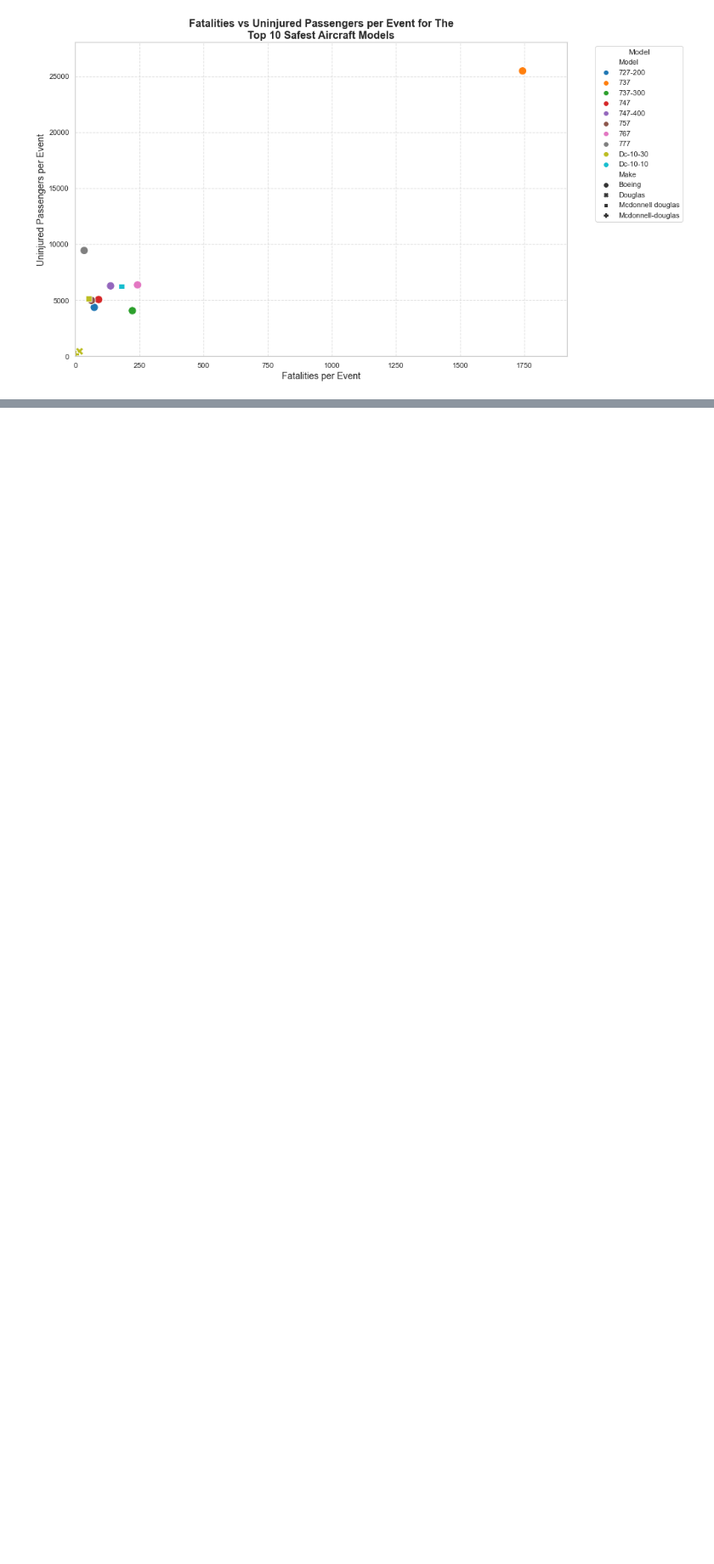
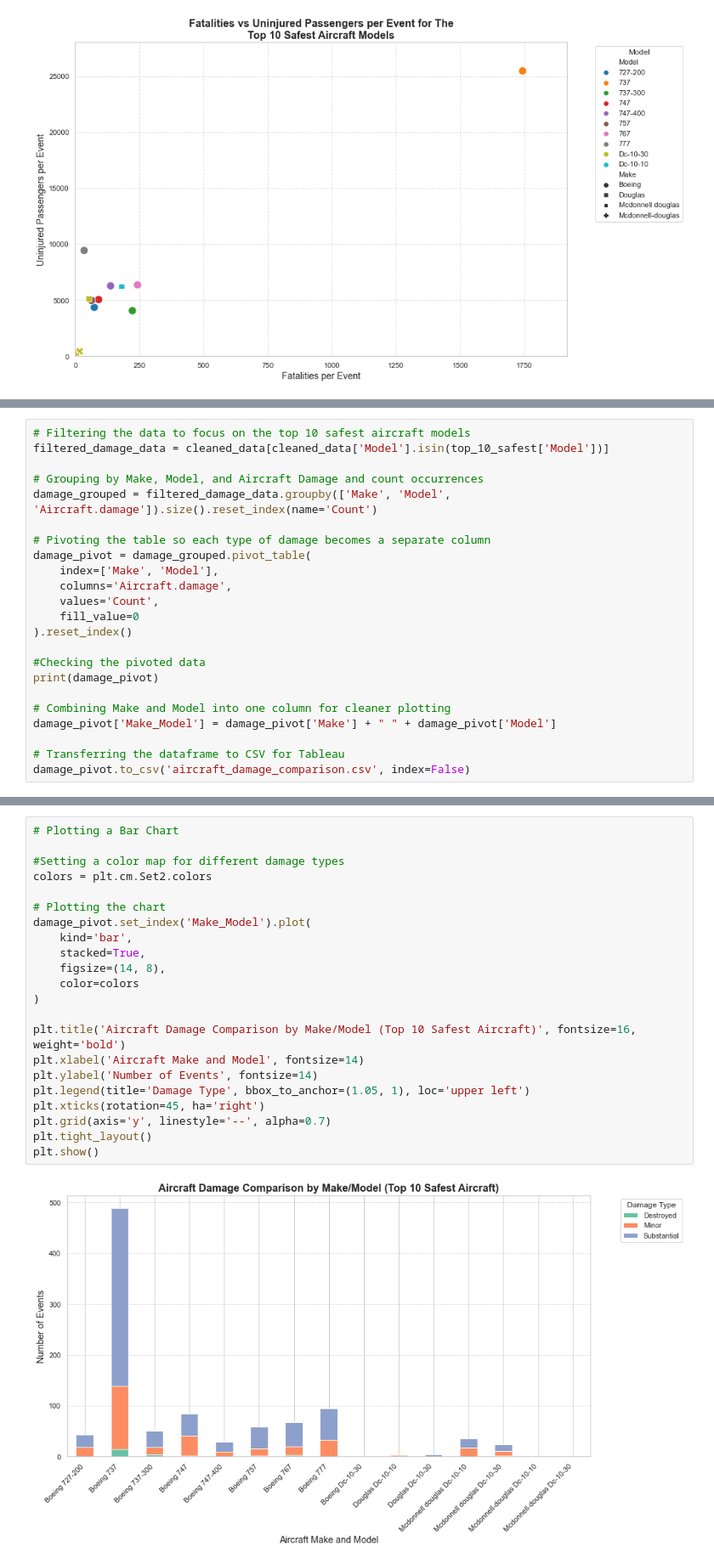
Before and after one commit to DebbieMOmondi/-Aviation-Risk-Analysis, a Jupyter notebook: Risk_Analysis.ipynb, the cells around one changed output, grey strips where cells are left out. Shown: that part at 85% size. Cells and saved outputs as stored; diff of their text form; blank space fills up the shorter version.

```diff
--- a/Risk_Analysis.ipynb
+++ b/Risk_Analysis.ipynb
@@ -457,0 +468,23 @@ Overall, newer aircraft models demonstrate better survival outcomes per event.
+# %%
+# Filtering the data to focus on the top 10 safest aircraft models
+filtered_damage_data = cleaned_data[cleaned_data['Model'].isin(top_10_safest['Model'])]
+
+# Grouping by Make, Model, and Aircraft Damage and count occurrences
+damage_grouped = filtered_damage_data.groupby(['Make', 'Model', 'Aircraft.damage']).size().reset_index(name='Count')
+
+# Pivoting the table so each type of damage becomes a separate column
+damage_pivot = damage_grouped.pivot_table(
+    index=['Make', 'Model'],
+    columns='Aircraft.damage',
+    values='Count',
+    fill_value=0
+).reset_index()
+
+#Checking the pivoted data
+print(damage_pivot)
+
+# Combining Make and Model into one column for cleaner plotting
+damage_pivot['Make_Model'] = damage_pivot['Make'] + " " + damage_pivot['Model']
+
+# Transferring the dataframe to CSV for Tableau
+damage_pivot.to_csv('aircraft_damage_comparison.csv', index=False)
@@ -457,0 +508,24 @@ Overall, newer aircraft models demonstrate better survival outcomes per event.
+# %%
+# Plotting a Bar Chart
+
+#Setting a color map for different damage types
+colors = plt.cm.Set2.colors
+
+# Plotting the chart
+damage_pivot.set_index('Make_Model').plot(
+    kind='bar',
+    stacked=True,
+    figsize=(14, 8),
+    color=colors
+)
+
+plt.title('Aircraft Damage Comparison by Make/Model (Top 10 Safest Aircraft)', fontsize=16, weight='bold')
+plt.xlabel('Aircraft Make and Model', fontsize=14)
+plt.ylabel('Number of Events', fontsize=14)
+plt.legend(title='Damage Type', bbox_to_anchor=(1.05, 1), loc='upper left')
+plt.xticks(rotation=45, ha='right')
+plt.grid(axis='y', linestyle='--', alpha=0.7)
+plt.tight_layout()
+plt.show()
+# %% [output]
+[figure, added]
```
Also changed, not shown: parts of 11 cells of this notebook, 5 other files.
